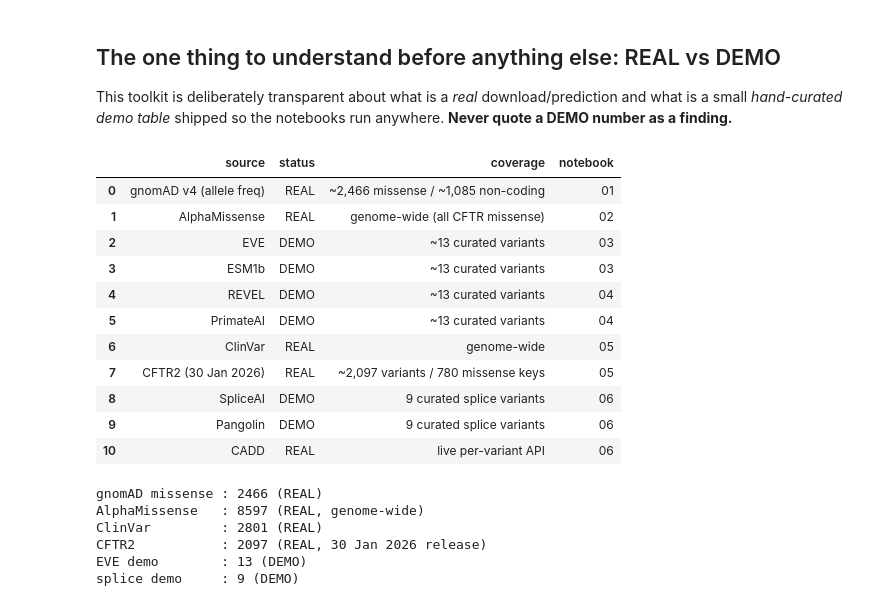
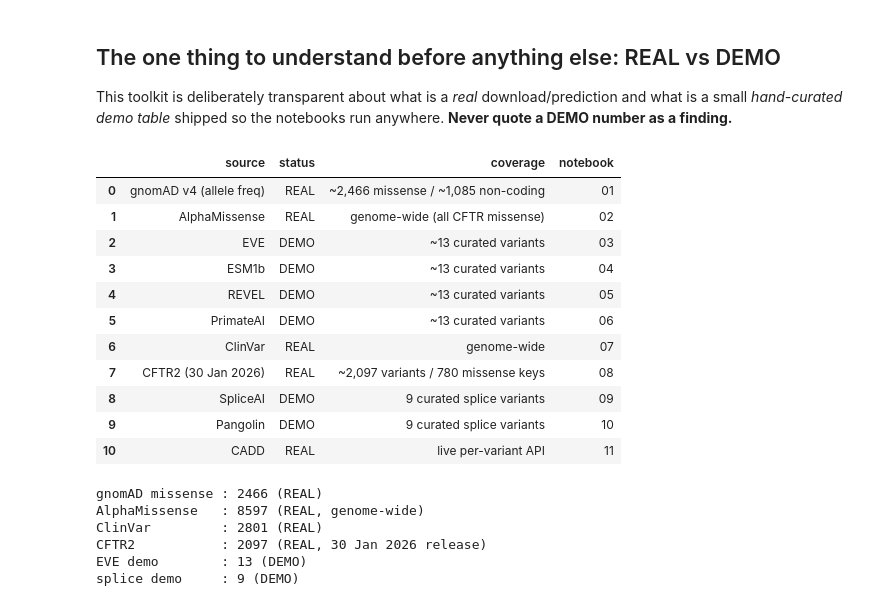
Before and after one commit to EvanWu19/cftr-phewas-toolkit, a Jupyter notebook: notebooks/00_overview_and_setup.ipynb, the cells around one changed output. Saved outputs shown, nothing was run; the diff lists cells and outputs as text; code cells hidden in the pictures.

```diff
--- a/notebooks/00_overview_and_setup.ipynb
+++ b/notebooks/00_overview_and_setup.ipynb
@@ -29,31 +29,31 @@ anywhere. **Never quote a DEMO number as a finding.**
 # %%
 prov = pd.DataFrame([
   ("gnomAD v4 (allele freq)", "REAL",  "~2,466 missense / ~1,085 non-coding", "01"),
   ("AlphaMissense",           "REAL",  "genome-wide (all CFTR missense)",     "02"),
   ("EVE",                     "DEMO",  "~13 curated variants",                "03"),
-  ("ESM1b",                   "DEMO",  "~13 curated variants",                "03"),
-  ("REVEL",                   "DEMO",  "~13 curated variants",                "04"),
-  ("PrimateAI",               "DEMO",  "~13 curated variants",                "04"),
-  ("ClinVar",                 "REAL",  "genome-wide",                         "05"),
-  ("CFTR2 (30 Jan 2026)",     "REAL",  "~2,097 variants / 780 missense keys", "05"),
-  ("SpliceAI",                "DEMO",  "9 curated splice variants",           "06"),
-  ("Pangolin",                "DEMO",  "9 curated splice variants",           "06"),
-  ("CADD",                    "REAL",  "live per-variant API",                "06"),
+  ("ESM1b",                   "DEMO",  "~13 curated variants",                "04"),
+  ("REVEL",                   "DEMO",  "~13 curated variants",                "05"),
+  ("PrimateAI",               "DEMO",  "~13 curated variants",                "06"),
+  ("ClinVar",                 "REAL",  "genome-wide",                         "07"),
+  ("CFTR2 (30 Jan 2026)",     "REAL",  "~2,097 variants / 780 missense keys", "08"),
+  ("SpliceAI",                "DEMO",  "9 curated splice variants",           "09"),
+  ("Pangolin",                "DEMO",  "9 curated splice variants",           "10"),
+  ("CADD",                    "REAL",  "live per-variant API",                "11"),
 ], columns=["source","status","coverage","notebook"])
 prov
 # %% [output]
 |  | source | status | coverage | notebook |
 | 0 | gnomAD v4 (allele freq) | REAL | ~2,466 missense / ~1,085 non-coding | 01 |
 | 1 | AlphaMissense | REAL | genome-wide (all CFTR missense) | 02 |
 | 2 | EVE | DEMO | ~13 curated variants | 03 |
-| 3 | ESM1b | DEMO | ~13 curated variants | 03 |
-| 4 | REVEL | DEMO | ~13 curated variants | 04 |
-| 5 | PrimateAI | DEMO | ~13 curated variants | 04 |
-| 6 | ClinVar | REAL | genome-wide | 05 |
-| 7 | CFTR2 (30 Jan 2026) | REAL | ~2,097 variants / 780 missense keys | 05 |
-| 8 | SpliceAI | DEMO | 9 curated splice variants | 06 |
-| 9 | Pangolin | DEMO | 9 curated splice variants | 06 |
-| 10 | CADD | REAL | live per-variant API | 06 |
+| 3 | ESM1b | DEMO | ~13 curated variants | 04 |
+| 4 | REVEL | DEMO | ~13 curated variants | 05 |
+| 5 | PrimateAI | DEMO | ~13 curated variants | 06 |
+| 6 | ClinVar | REAL | genome-wide | 07 |
+| 7 | CFTR2 (30 Jan 2026) | REAL | ~2,097 variants / 780 missense keys | 08 |
+| 8 | SpliceAI | DEMO | 9 curated splice variants | 09 |
+| 9 | Pangolin | DEMO | 9 curated splice variants | 10 |
+| 10 | CADD | REAL | live per-variant API | 11 |
 # %%
 # quick proof the REAL loaders work against the cache
 print("gnomAD missense :", len(tk.load_gnomad_missense()), "(REAL)")
```
Also changed, not shown: parts of 3 cells of this notebook, 19 other files.
